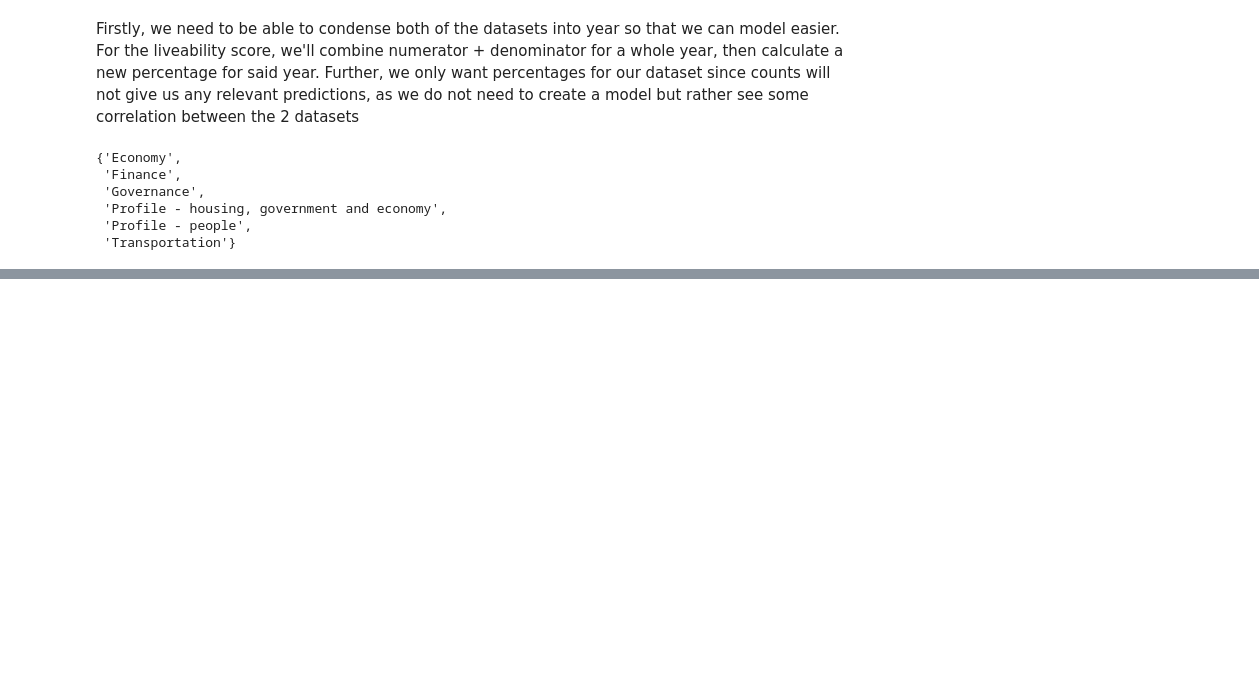
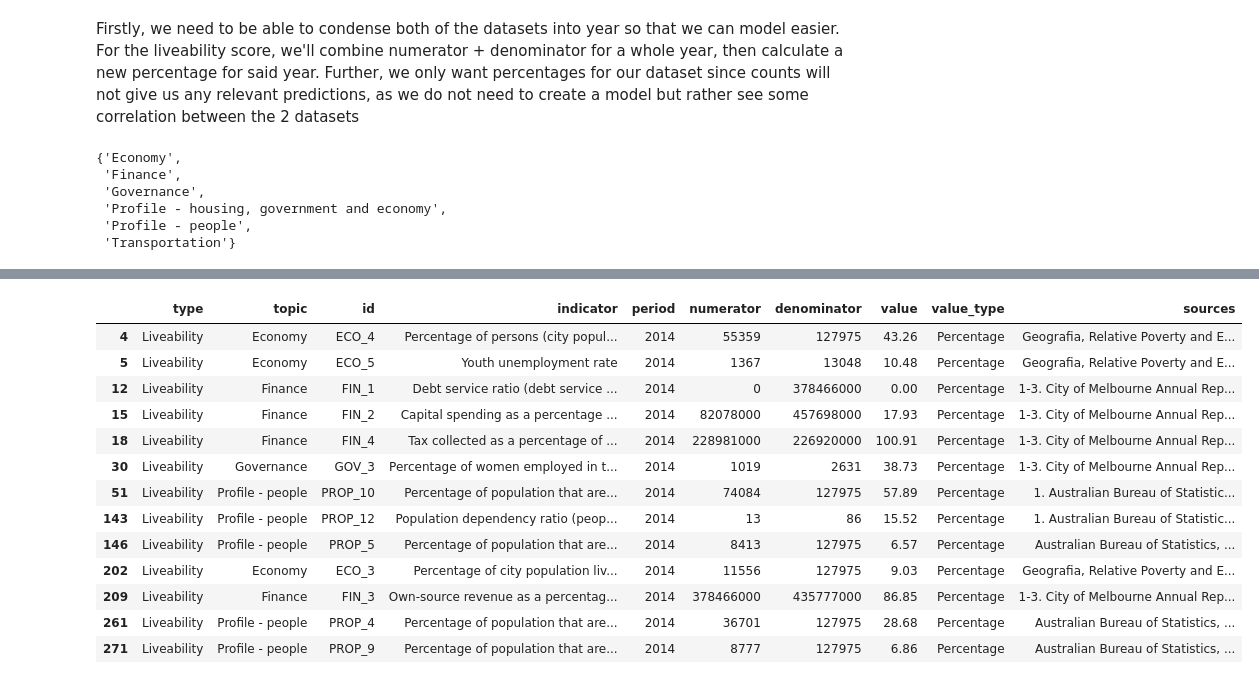
Before and after one commit to Harish-2502/CCC-Team-72, a Jupyter notebook: backend/livability_affordability modelling.ipynb, the cells around one changed output, grey strips where cells are left out. Drawn from its saved outputs; the diff is of its cells as text; code cells hidden in the pictures; blank space fills up the shorter version.

```diff
--- a/backend/livability_affordability modelling.ipynb
+++ b/backend/livability_affordability modelling.ipynb
@@ -164,8 +165,3 @@ set(liveability['topic'])
 # Then remove all NaN values
 
 liveability = liveability.dropna(subset=['numerator', 'denominator'])
-# %%
-# Turn all numerical columns into int for calculation
-
-liveability['numerator'] = liveability['numerator'].astype(float).astype(int)
-liveability['denominator'] = liveability['denominator'].str.replace(',', '').astype(float).astype(int)
@@ -305,0 +168,5 @@ Round the numbers to the nearest whole. Thus, our final conclusion can be:
+# %%
+# Turn all numerical columns into int for calculation
+
+liveability['numerator'] = liveability['numerator'].astype(str).str.replace(',', '').astype(float).astype(int)
+liveability['denominator'] = liveability['denominator'].astype(str).str.replace(',', '').astype(float).astype(int)
@@ -305,0 +183,19 @@ Round the numbers to the nearest whole. Thus, our final conclusion can be:
+# %%
+liveability = liveability[liveability['indicator'] != 'Percentage of country GDP']
+# %%
+liveability[liveability['period'] == '2014']
+# %% [output]
+|  | type | topic | id | indicator | period | numerator | denominator | value | value_type | sources |
+| 4 | Liveability | Economy | ECO_4 | Percentage of persons (city popul... | 2014 | 55359 | 127975 | 43.26 | Percentage | Geografia, Relative Poverty and E... |
+| 5 | Liveability | Economy | ECO_5 | Youth unemployment rate | 2014 | 1367 | 13048 | 10.48 | Percentage | Geografia, Relative Poverty and E... |
+| 12 | Liveability | Finance | FIN_1 | Debt service ratio (debt service ... | 2014 | 0 | 378466000 | 0.00 | Percentage | 1-3. City of Melbourne Annual Rep... |
+| 15 | Liveability | Finance | FIN_2 | Capital spending as a percentage ... | 2014 | 82078000 | 457698000 | 17.93 | Percentage | 1-3. City of Melbourne Annual Rep... |
+| 18 | Liveability | Finance | FIN_4 | Tax collected as a percentage of ... | 2014 | 228981000 | 226920000 | 100.91 | Percentage | 1-3. City of Melbourne Annual Rep... |
+| 30 | Liveability | Governance | GOV_3 | Percentage of women employed in t... | 2014 | 1019 | 2631 | 38.73 | Percentage | 1-3. City of Melbourne Annual Rep... |
+| 51 | Liveability | Profile - people | PROP_10 | Percentage of population that are... | 2014 | 74084 | 127975 | 57.89 | Percentage | 1. Australian Bureau of Statistic... |
+| 143 | Liveability | Profile - people | PROP_12 | Population dependency ratio (peop... | 2014 | 13 | 86 | 15.52 | Percentage | 1. Australian Bureau of Statistic... |
+| 146 | Liveability | Profile - people | PROP_5 | Percentage of population that are... | 2014 | 8413 | 127975 | 6.57 | Percentage | Australian Bureau of Statistics, ... |
+| 202 | Liveability | Economy | ECO_3 | Percentage of city population liv... | 2014 | 11556 | 127975 | 9.03 | Percentage | Geografia, Relative Poverty and E... |
+| 209 | Liveability | Finance | FIN_3 | Own-source revenue as a percentag... | 2014 | 378466000 | 435777000 | 86.85 | Percentage | 1-3. City of Melbourne Annual Rep... |
+| 261 | Liveability | Profile - people | PROP_4 | Percentage of population that are... | 2014 | 36701 | 127975 | 28.68 | Percentage | Australian Bureau of Statistics, ... |
+| 271 | Liveability | Profile - people | PROP_9 | Percentage of population that are... | 2014 | 8777 | 127975 | 6.86 | Percentage | Australian Bureau of Statistics, ... |
```
Also changed, not shown: parts of 36 cells of this notebook.
